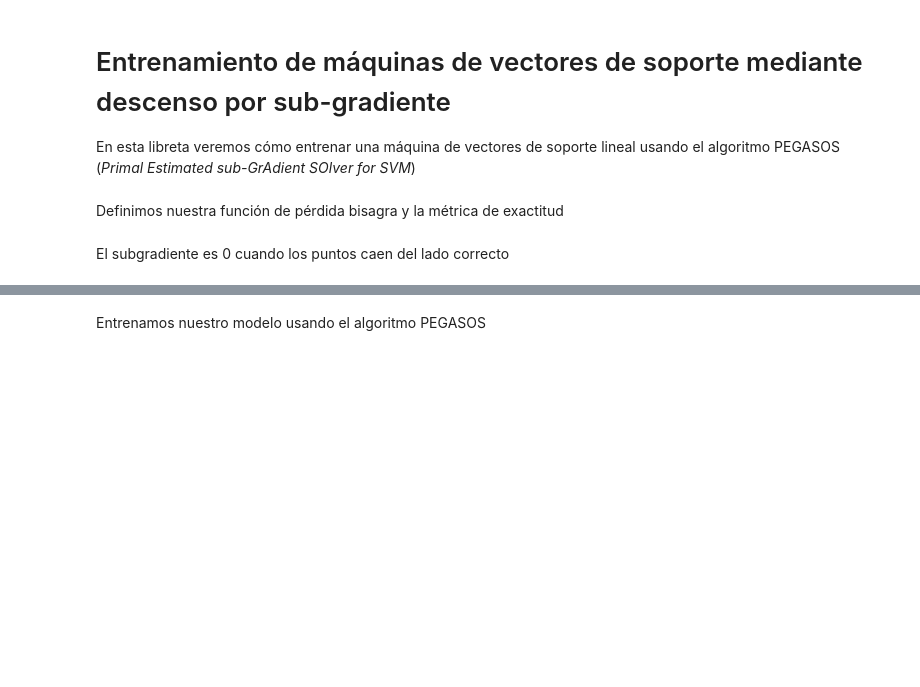
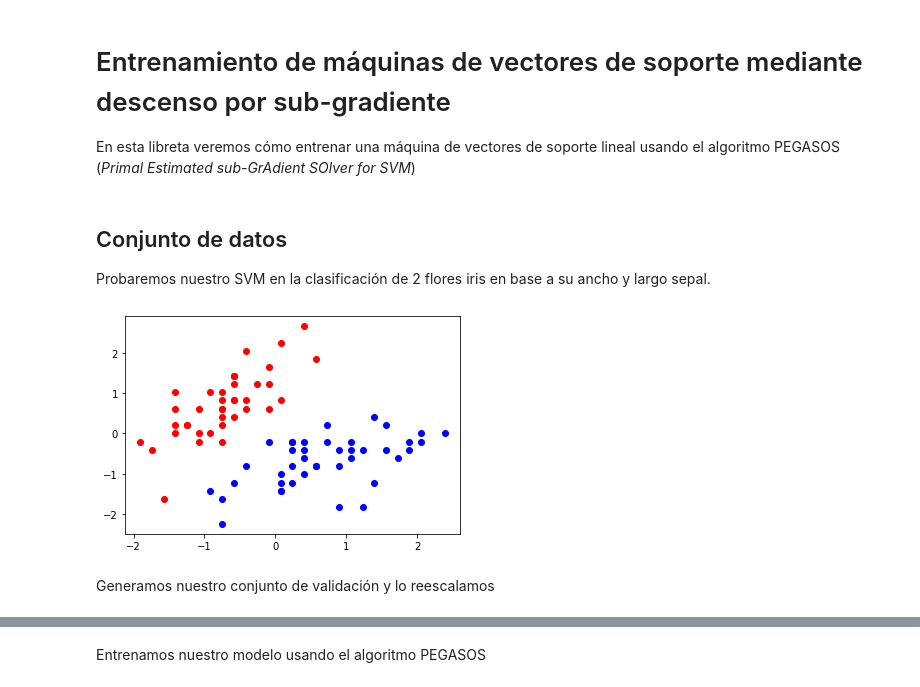
Before and after one commit to gibranfp/CursoAprendizajeAutomatizado, a Jupyter notebook: notebooks/6a_svm.ipynb, the cells around one changed output, grey strips where cells are left out. Cells and saved outputs as stored; diff of their text form; code cells hidden in the pictures; blank space fills up the shorter version.

```diff
--- a/notebooks/6a_svm.ipynb
+++ b/notebooks/6a_svm.ipynb
@@ -10,5 +12,3 @@ import matplotlib.pyplot as plt
 
 from sklearn import datasets
 from sklearn.preprocessing import StandardScaler
-# %% [markdown]
-Definimos nuestra función de pérdida bisagra y la métrica de exactitud
@@ -21,2 +15,29 @@ def bisagra(y, y_predicha):
-# %% [markdown]
-El subgradiente es 0 cuando los puntos caen del lado correcto
+# %% [markdown]
+## Conjunto de datos
+Probaremos nuestro SVM en la clasificación de 2 flores iris en base a su ancho y largo sepal.
+# %%
+iris = datasets.load_iris()
+
+subconj = np.where(iris['target'] < 2)
+X = iris['data'][subconj]
+X = X[:, :2]
+y = iris['target'][subconj]
+y[y == 0] = -1
+
+perm = np.random.permutation(X.shape[0])
+X = X[perm,:]
+y = y[perm]
+
+X_ent = X[:int(X.shape[0] * 0.8)]
+y_ent = y[:int(X.shape[0] * 0.8)]
+
+sc = StandardScaler()
+X_ent = sc.fit_transform(X_ent)
+
+plt.plot(X_ent[y_ent==1, 0], X_ent[y_ent==1, 1], 'bo')
+plt.plot(X_ent[y_ent==-1, 0], X_ent[y_ent==-1, 1], 'ro')
+plt.show()
+# %% [output]
+[figure, added]
+# %% [markdown]
+Generamos nuestro conjunto de validación y lo reescalamos
```
Also changed, not shown: parts of 21 cells of this notebook.
